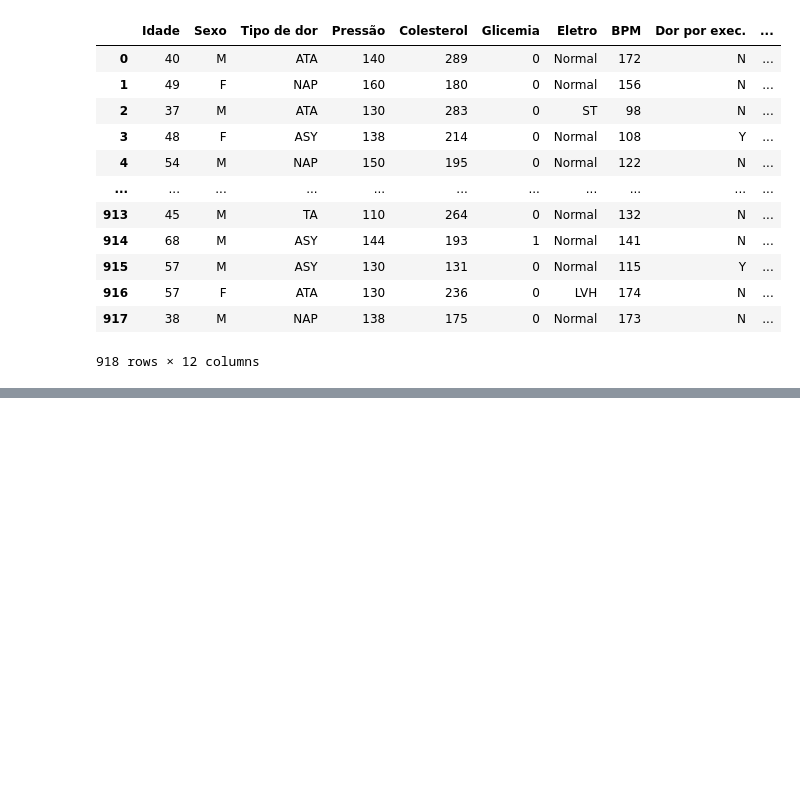
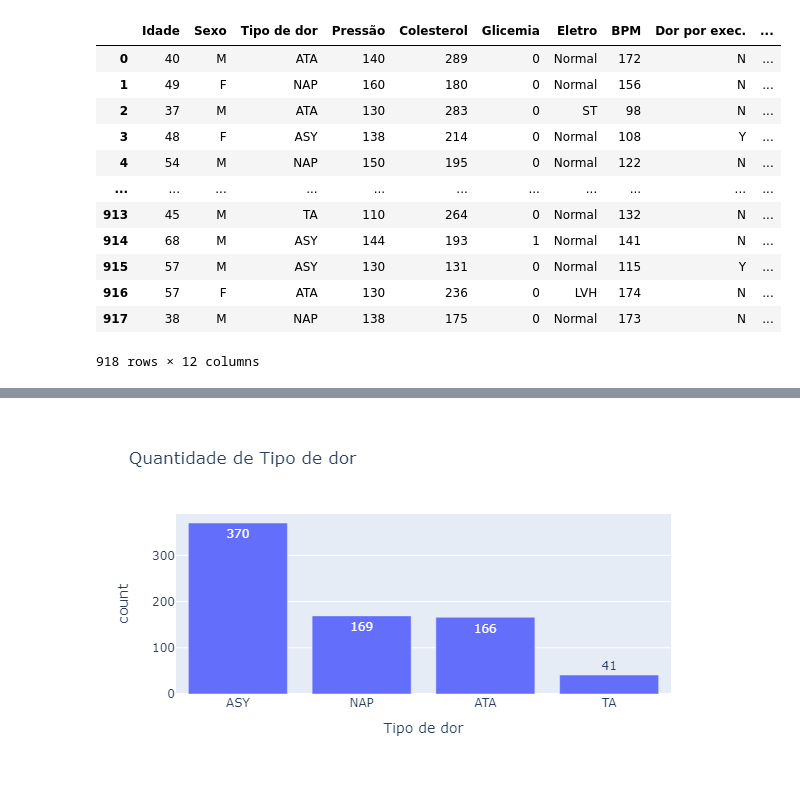
Before and after one commit to Thurcavalcante/analise-projeto-final-, a Jupyter notebook: analise.ipynb, the cells around one changed output, grey strips where cells are left out. Saved outputs shown, nothing was run; the diff lists cells and outputs as text; code cells hidden in the pictures; blank space fills up the shorter version.

```diff
--- a/analise.ipynb
+++ b/analise.ipynb
@@ -58,0 +191,4 @@ df
+# %%
+constroi_grafico_barras('Tipo de dor')
+# %% [output]
+[figure, added]
```
Also changed, not shown: parts of 28 cells of this notebook.
